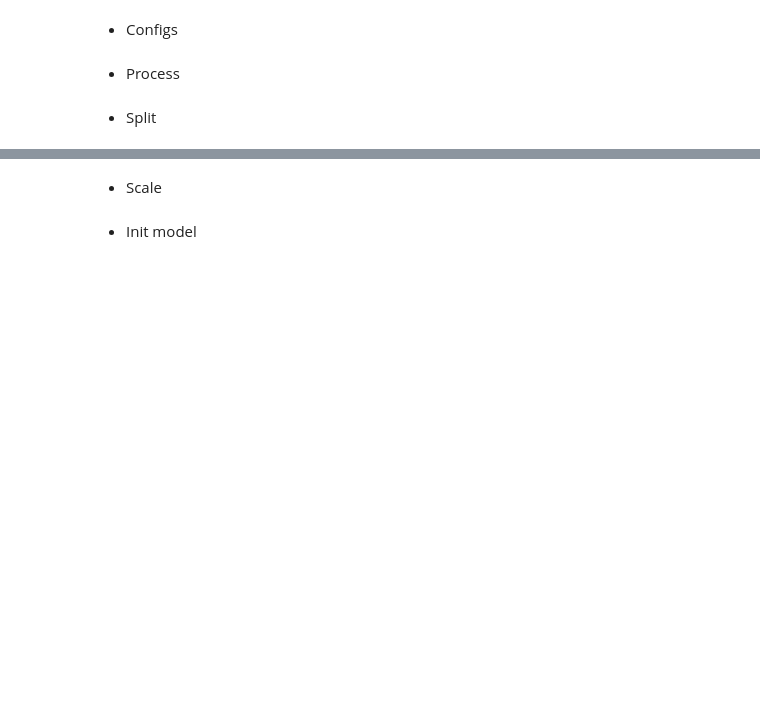
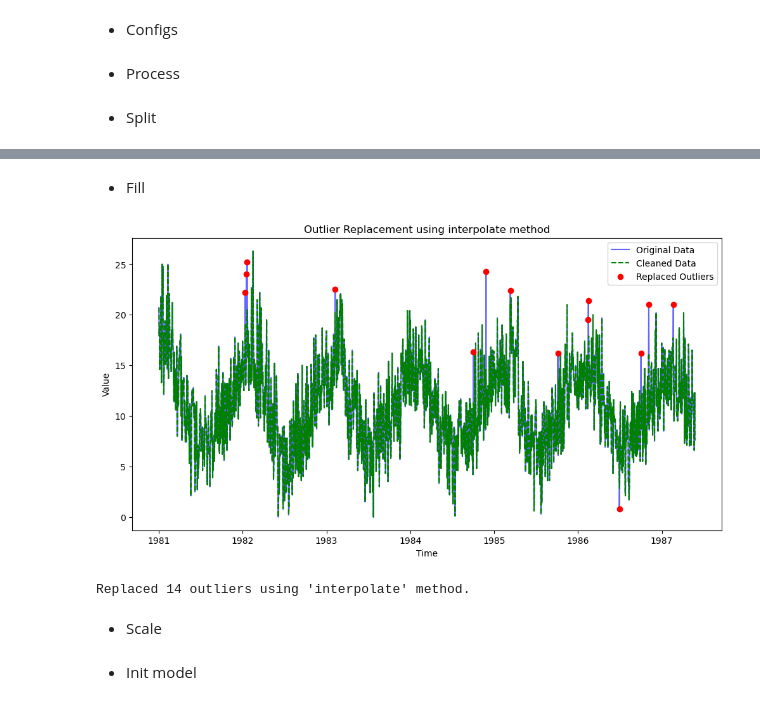
Before and after one commit to ritvien/Timeseries-Forecast, a Jupyter notebook: notebooks/3_0_ARIMA.ipynb, the cells around one changed output, grey strips where cells are left out. Cells and saved outputs as stored; diff of their text form; code cells hidden in the pictures; blank space fills up the shorter version.

```diff
--- a/notebooks/3_0_ARIMA.ipynb
+++ b/notebooks/3_0_ARIMA.ipynb
@@ -247,3 +382,10 @@ length_pred = len(val_data)
+# %% [markdown]
+* Fill
+# %%
+train_cleaned = replace_and_fill_outliers(train_data, outliers, method='interpolate')
+# %% [output]
+[figure, added]
+Replaced 14 outliers using 'interpolate' method.
 # %% [markdown]
 * Scale
 # %%
```
Also changed, not shown: parts of 17 cells of this notebook, 3 other files.
